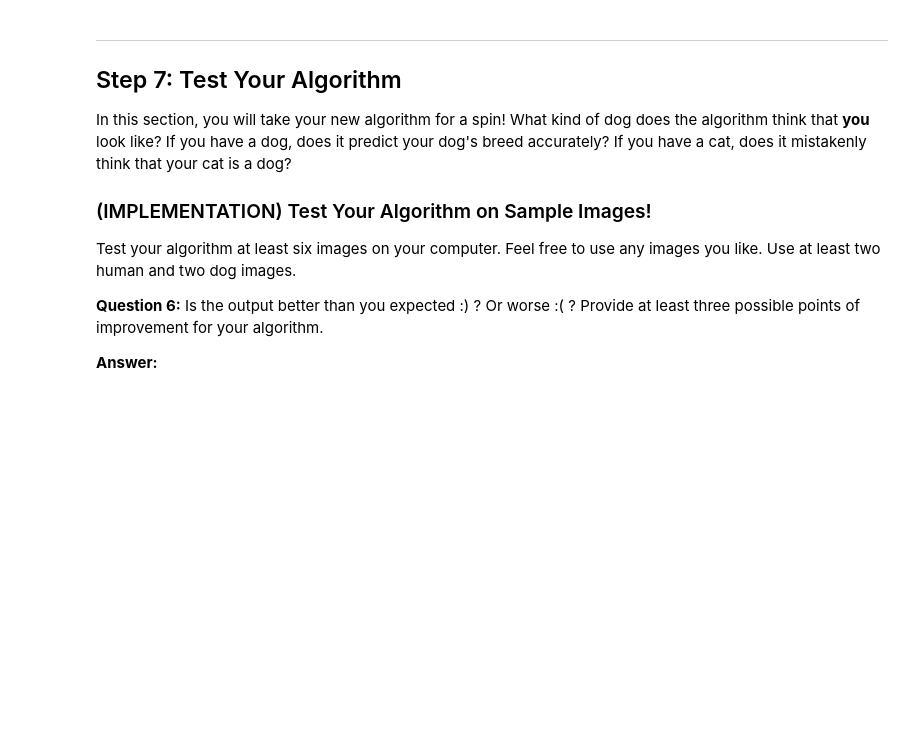
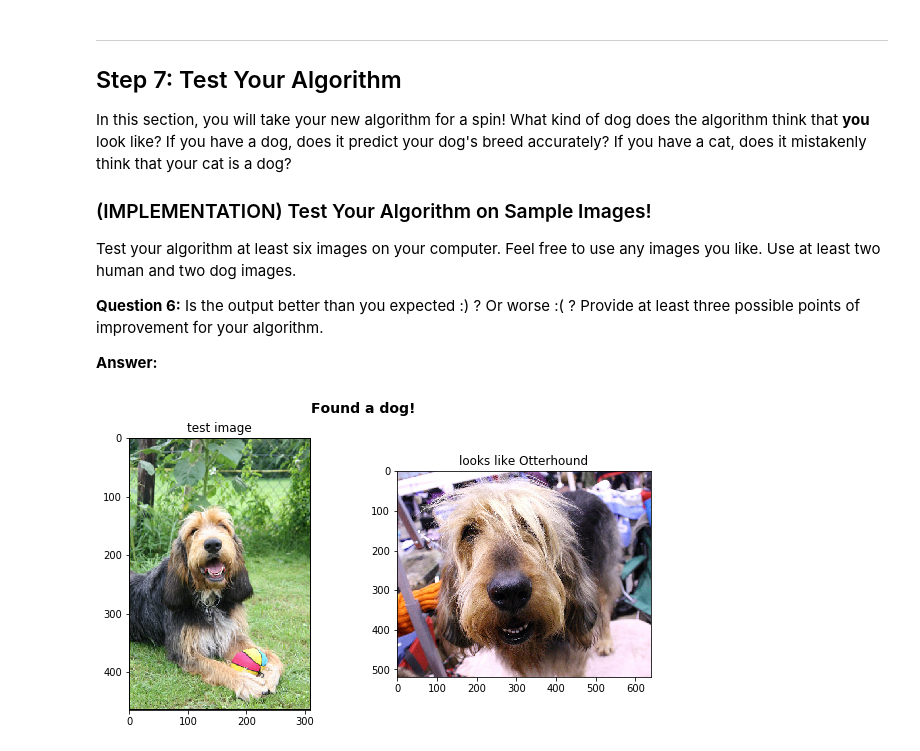
Before and after one commit to evgenyfadeev/dog-project, a Jupyter notebook: dog_app.ipynb, the cells around one changed output. Cells and saved outputs as stored; diff of their text form; code cells hidden in the pictures; blank space fills up the shorter version.

```diff
--- a/dog_app.ipynb
+++ b/dog_app.ipynb
@@ -618,11 +623,9 @@ __Answer:__
 
 Resnet50_model = Sequential()
 Resnet50_model.add(GlobalAveragePooling2D(input_shape=train_Resnet50.shape[1:]))
+Resnet50_model.add(Dense(256, activation='relu'))
+Resnet50_model.add(Dropout(0.25))
 Resnet50_model.add(BatchNormalization())
-Resnet50_model.add(Dropout(0.3))
-Resnet50_model.add(Dense(512, activation='relu'))
-Resnet50_model.add(BatchNormalization())
-Resnet50_model.add(Dropout(0.3))
 Resnet50_model.add(Dense(133, activation='softmax'))
 
 Resnet50_model.summary()
@@ -686,7 +689,7 @@ Epoch 30/30
 ### (IMPLEMENTATION) Load the Model with the Best Validation Loss
 # %%
 ### TODO: Load the model weights with the best validation loss.
-transfer_model.load_weights('saved_models/weights.best.Resnet50.hdf5')
+Resnet50_model.load_weights('saved_models/weights.best.Resnet50.hdf5')
 # %% [markdown]
 ### (IMPLEMENTATION) Test the Model
 
@@ -746,7 +749,24 @@ Some sample output for our algorithm is provided below, but feel free to design
 
 ### (IMPLEMENTATION) Write your Algorithm
 # %%
+from collections import defaultdict
 import matplotlib.image as mpimg
+import random
+
+def populate_breed_files():
+    """Returns a dict with keys that are breed names
+    and values as lists of file paths to images of dogs
+    of that bread."""
+    breeds = defaultdict(list)
+    for path in train_files:
+        breed = path.split('/')[2].split('.')[1]
+        breeds[breed].append(path)
+    return breeds
+
+BREED_FILES = populate_breed_files()
+
+def get_breed_path(breed):
+    return random.choice(BREED_FILES[breed])
 
 ### TODO: Write your algorithm.
 ### Feel free to use as many code cells as needed.
@@ -760,19 +780,26 @@ def dog_human_or_other(path):
         return 'human', Resnet50_predict_breed(path)
     return 'other', None
 
-
 def report_dog_human_or_other(path):
     obj_type, breed = dog_human_or_other(path)
     if obj_type == 'dog':
-        label = 'woof, woof'
+        label = 'Found a dog!'
     elif obj_type == 'human':
-        label = 'Hola, humano'
+        label = 'It\'s a human!'
     else:
-        label = 'Something else...'
+        label = 'Not a human not a dog...'
 
-    fig = plt.figure()
+    fig = plt.figure(figsize=(10, 5))
     fig.suptitle(label, fontsize=14, fontweight='bold')
     img = mpimg.imread(path)
+    ax = fig.add_subplot(1, 2, 1)
+    ax.title.set_text('test image')
     plt.imshow(img)
 
-report_dog_human_or_other(human_files_short[0])
+    if obj_type in ('human', 'dog'):
+        ax = fig.add_subplot(1, 2, 2)
+        ax.title.set_text('looks like {}'.format(breed))
+        # display image of breed
+        breed_path = get_breed_path(breed)
+        breed_img = mpimg.imread(breed_path)
+        plt.imshow(breed_img)
@@ -795,4 +820,7 @@ __Answer:__
 # %%
 ## TODO: Execute your algorithm from Step 6 on
 ## at least 6 images on your computer.
 ## Feel free to use as many code cells as needed.
+report_dog_human_or_other(dog_files_short[105])
+# %% [output]
+[figure, added]
```
Also changed, not shown: parts of 16 cells of this notebook, 2 other files.
